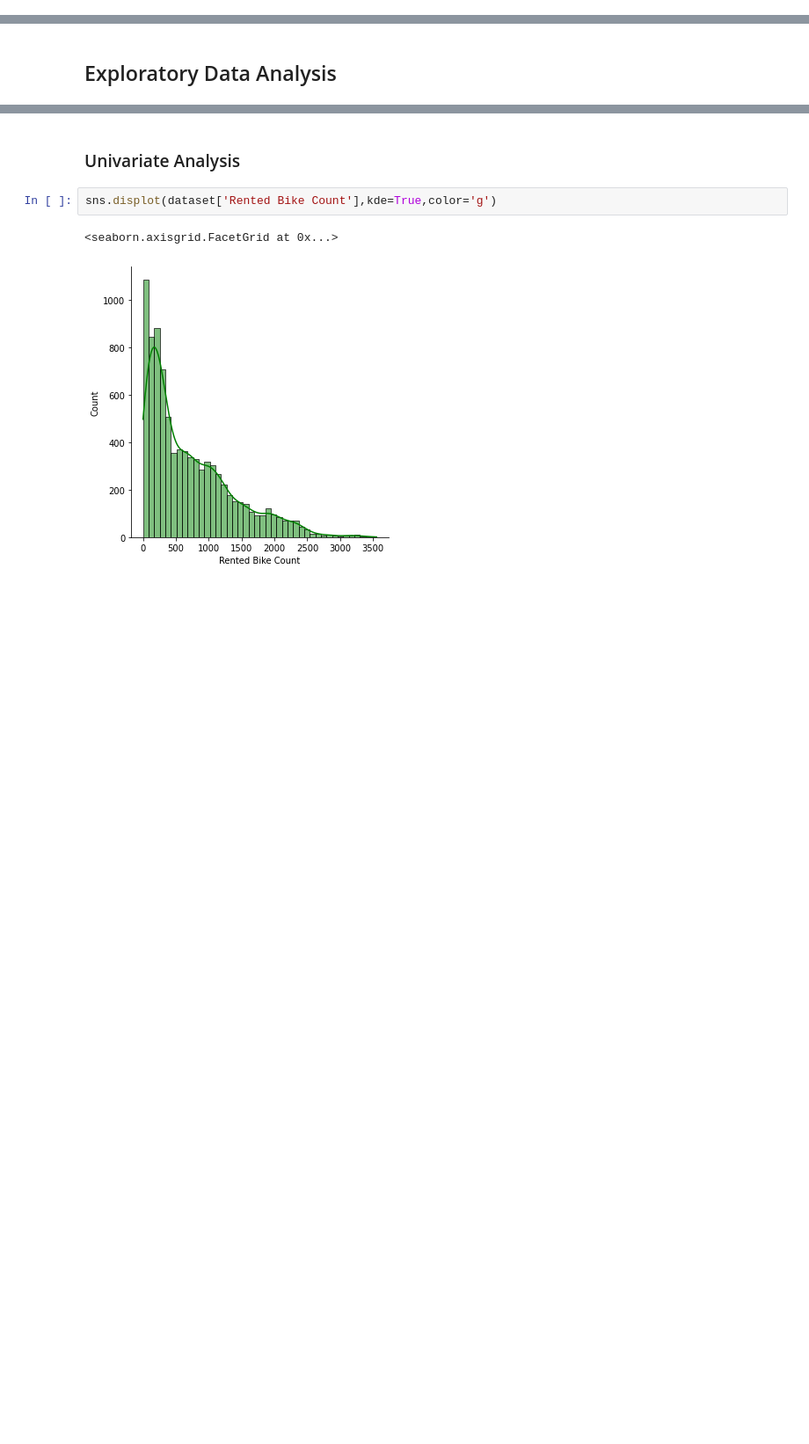
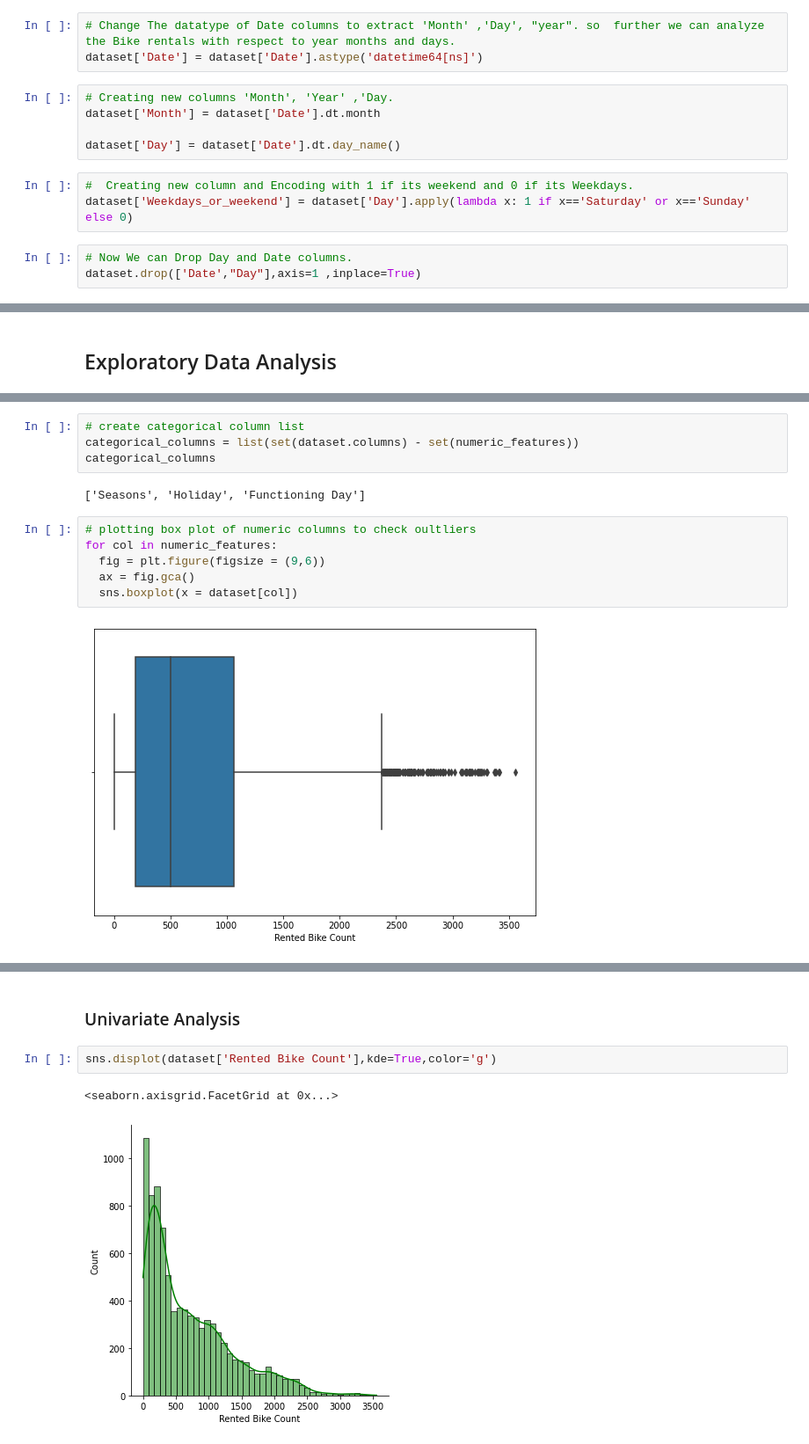
Before and after one commit to KK-Niraj/Seoul-Bike-Sharing-Demand-Prediction, a Jupyter notebook: Bike_Sharing_Demand_Prediction_Capstone_Project.ipynb, the cells around one changed output, grey strips where cells are left out. Shown at 88% size. Cells and saved outputs as stored; diff of their text form; blank space fills up the shorter version.

```diff
--- a/Bike_Sharing_Demand_Prediction_Capstone_Project.ipynb
+++ b/Bike_Sharing_Demand_Prediction_Capstone_Project.ipynb
@@ -133,0 +150,14 @@ dtype: int64
+# %%
+# Change The datatype of Date columns to extract 'Month' ,'Day', "year". so  further we can analyze the Bike rentals with respect to year months and days.
+dataset['Date'] = dataset['Date'].astype('datetime64[ns]')
+# %%
+# Creating new columns 'Month', 'Year' ,'Day.
+dataset['Month'] = dataset['Date'].dt.month
+
+dataset['Day'] = dataset['Date'].dt.day_name()
+# %%
+#  Creating new column and Encoding with 1 if its weekend and 0 if its Weekdays.
+dataset['Weekdays_or_weekend'] = dataset['Day'].apply(lambda x: 1 if x=='Saturday' or x=='Sunday' else 0)
+# %%
+# Now We can Drop Day and Date columns.
+dataset.drop(['Date',"Day"],axis=1 ,inplace=True)
@@ -135,0 +249,14 @@ dtype: int64
+# %%
+# create categorical column list
+categorical_columns = list(set(dataset.columns) - set(numeric_features))
+categorical_columns
+# %% [output]
+['Seasons', 'Holiday', 'Functioning Day']
+# %%
+# plotting box plot of numeric columns to check oultliers
+for col in numeric_features:
+  fig = plt.figure(figsize = (9,6))
+  ax = fig.gca()
+  sns.boxplot(x = dataset[col])
+# %% [output]
+[figure, added]
```
Also changed, not shown: parts of 24 cells of this notebook.
